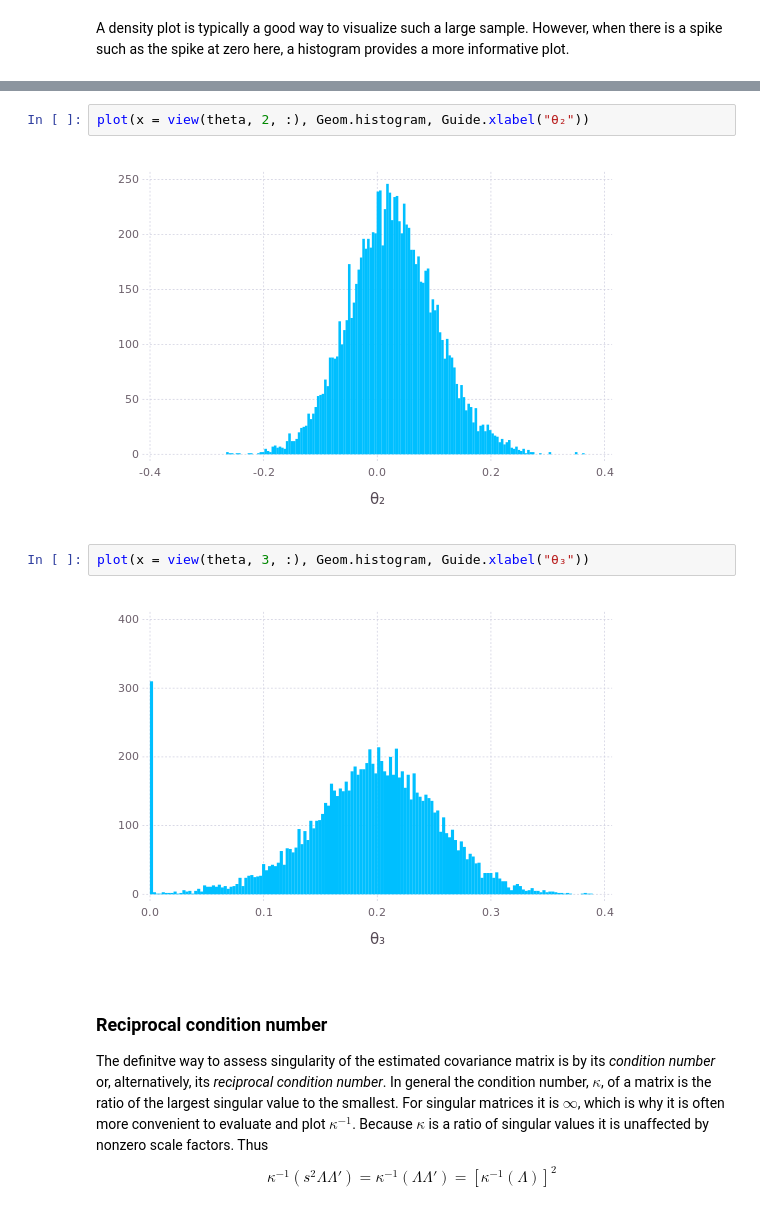
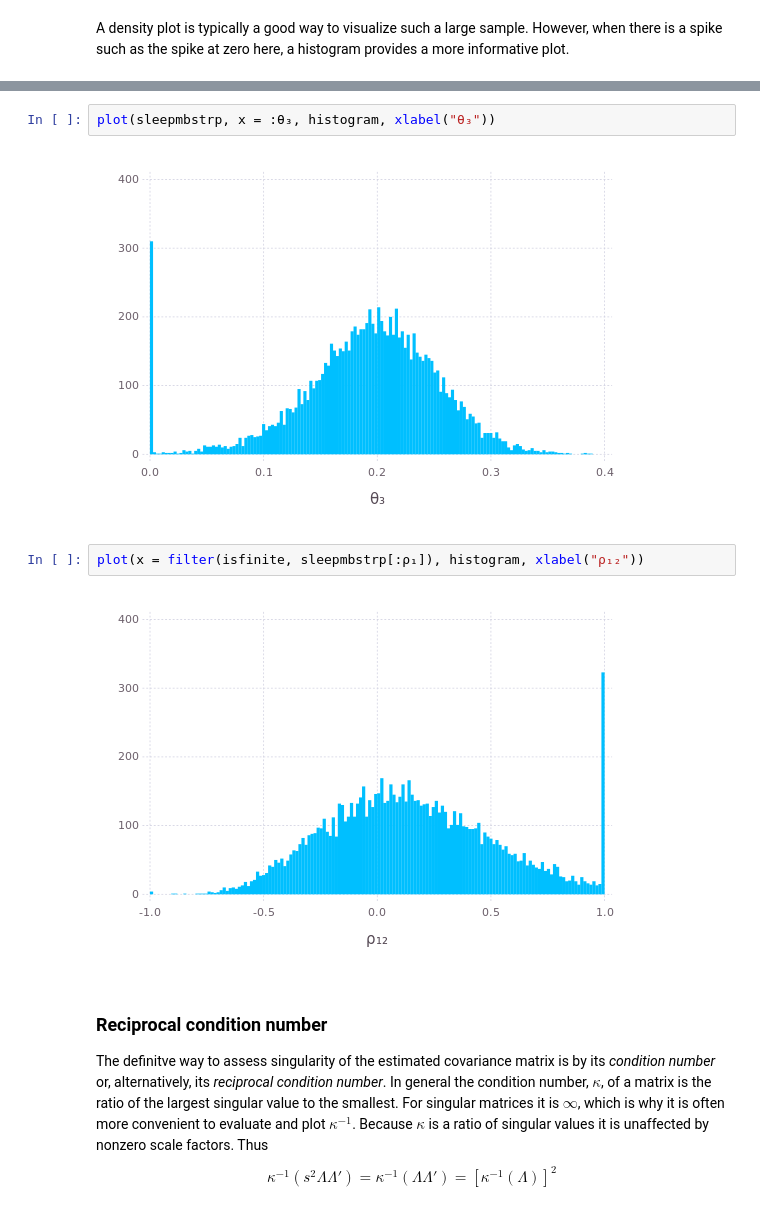
Before and after one commit to dmbates/MixedModelsinJulia, a Jupyter notebook: SingularCovariance.ipynb, the cells around one changed output, grey strips where cells are left out. Drawn from its saved outputs; the diff is of its cells as text.

```diff
--- a/SingularCovariance.ipynb
+++ b/SingularCovariance.ipynb
@@ -228,11 +227,11 @@ plot(x = view(theta, 2, :), Geom.density, Guide.xlabel("θ₂"))
 # %%
-plot(x = view(theta, 2, :), Geom.histogram, Guide.xlabel("θ₂"))
+plot(sleepmbstrp, x = :θ₃, histogram, xlabel("θ₃"))
 # %% [output]
-[figure, old version]
+[figure, new version]
-# %%
-plot(x = view(theta, 3, :), Geom.histogram, Guide.xlabel("θ₃"))
-# %% [output]
-[figure, removed]
+# %%
+plot(x = filter(isfinite, sleepmbstrp[:ρ₁]), histogram, xlabel("ρ₁₂"))
+# %% [output]
+[figure, added]
 # %% [markdown]
 ### Reciprocal condition number
 
```
Also changed, not shown: parts of 42 cells of this notebook, 2 other files.
